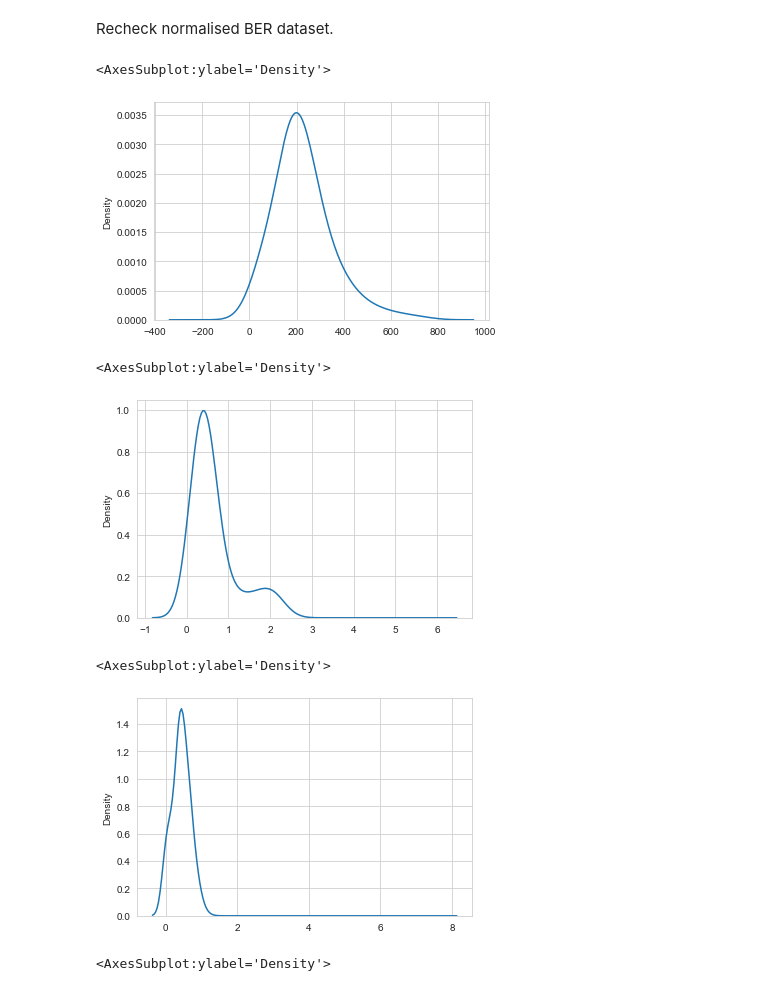
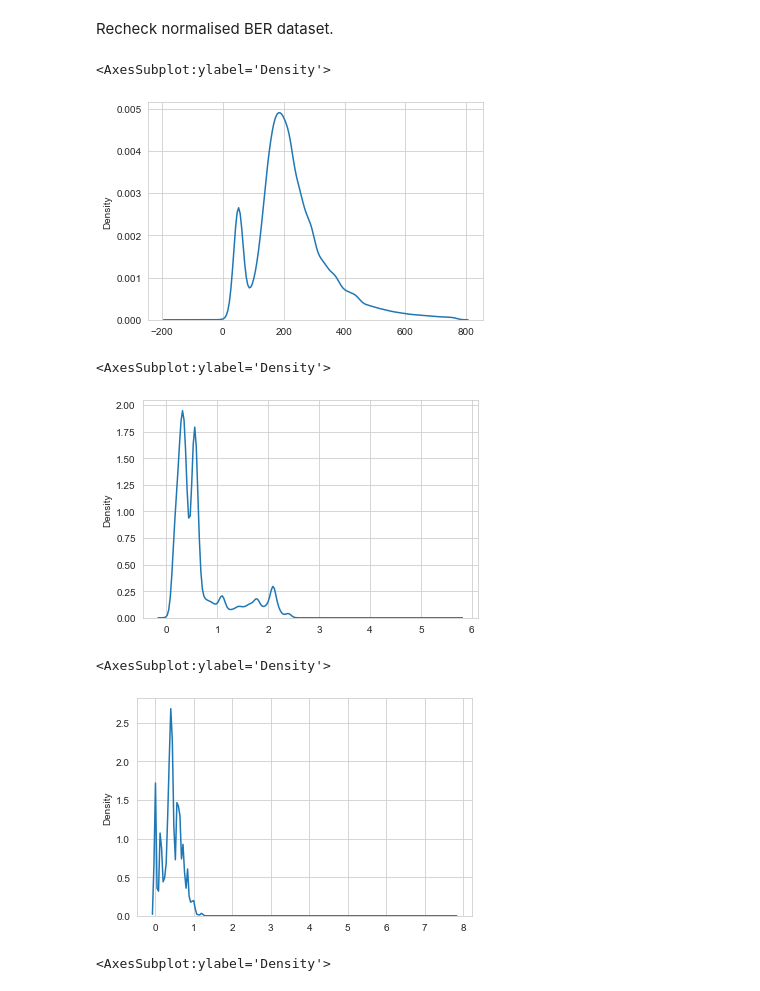
Before and after one commit to codefromjames/eire.energy, a Jupyter notebook: Building Energy Rating Prediction.ipynb, the cells around one changed output. Drawn from its saved outputs; the diff is of its cells as text; code cells hidden in the pictures.

```diff
--- a/Building Energy Rating Prediction.ipynb
+++ b/Building Energy Rating Prediction.ipynb
@@ -354,22 +354,23 @@ Recheck normalised BER dataset.
 # %%
 sns.kdeplot(np.array(berNormal['BerRating']),
 #log_scale=True,
-bw=0.5)
+bw=0.1)
 # %% [output]
 <AxesSubplot:ylabel='Density'>
-[figure, old version]
+[figure, new version]
 # %%
 sns.kdeplot(np.array(berNormal['UValueWall']),
 #log_scale=True,
-bw=0.5)
+bw=0.1)
 # %% [output]
 <AxesSubplot:ylabel='Density'>
-[figure, old version]
+[figure, new version]
 # %%
-sns.kdeplot(np.array(berNormal['UValueFloor']), bw=0.5)
+sns.kdeplot(np.array(berNormal['UValueFloor']),
+bw=0.1)
 # %% [output]
 <AxesSubplot:ylabel='Density'>
-[figure, old version]
+[figure, new version]
 # %%
 sns.kdeplot(np.array(berNormal['UValueRoof']), bw=0.5)
 # %% [output]
```
Also changed, not shown: parts of 2 cells of this notebook.
